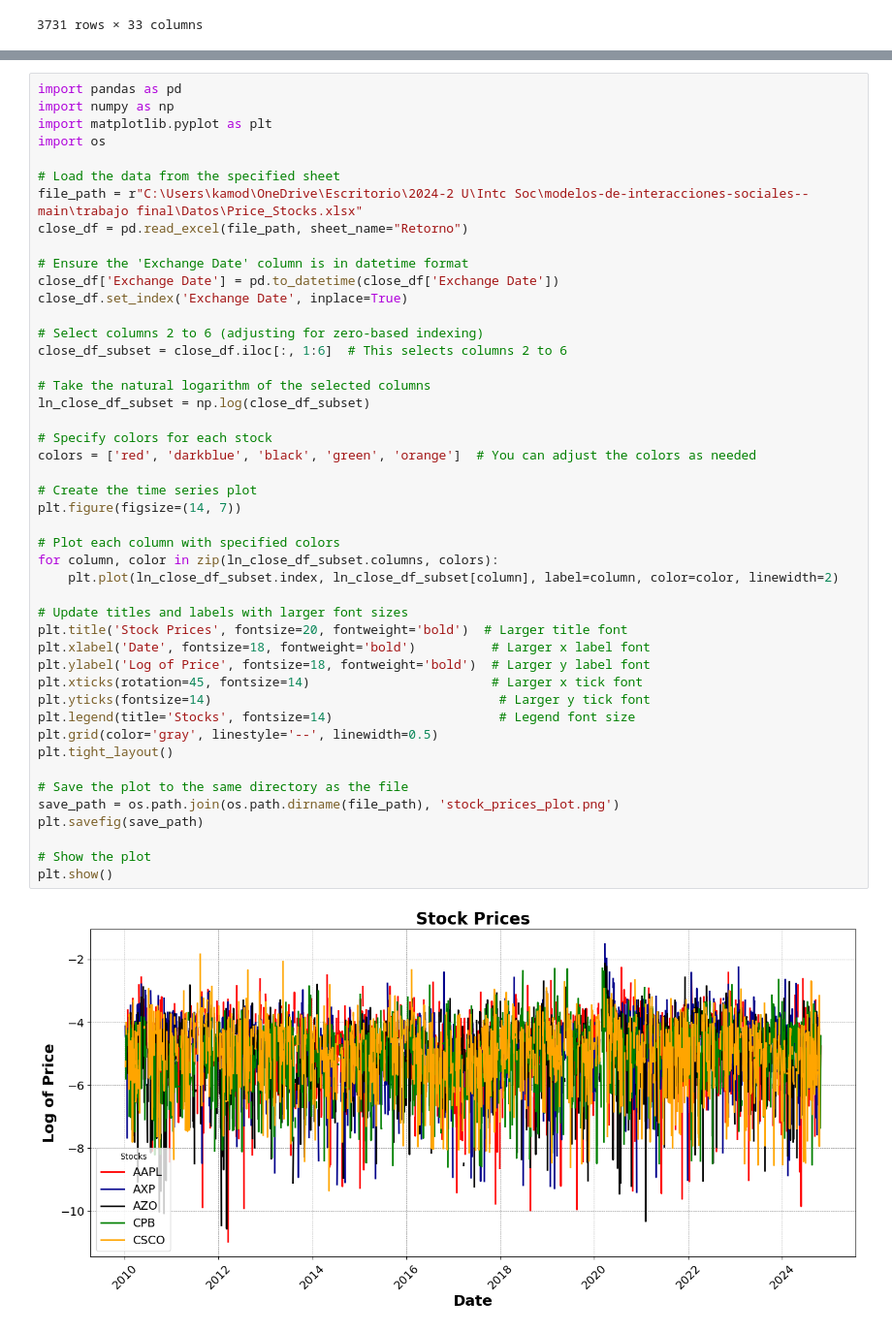
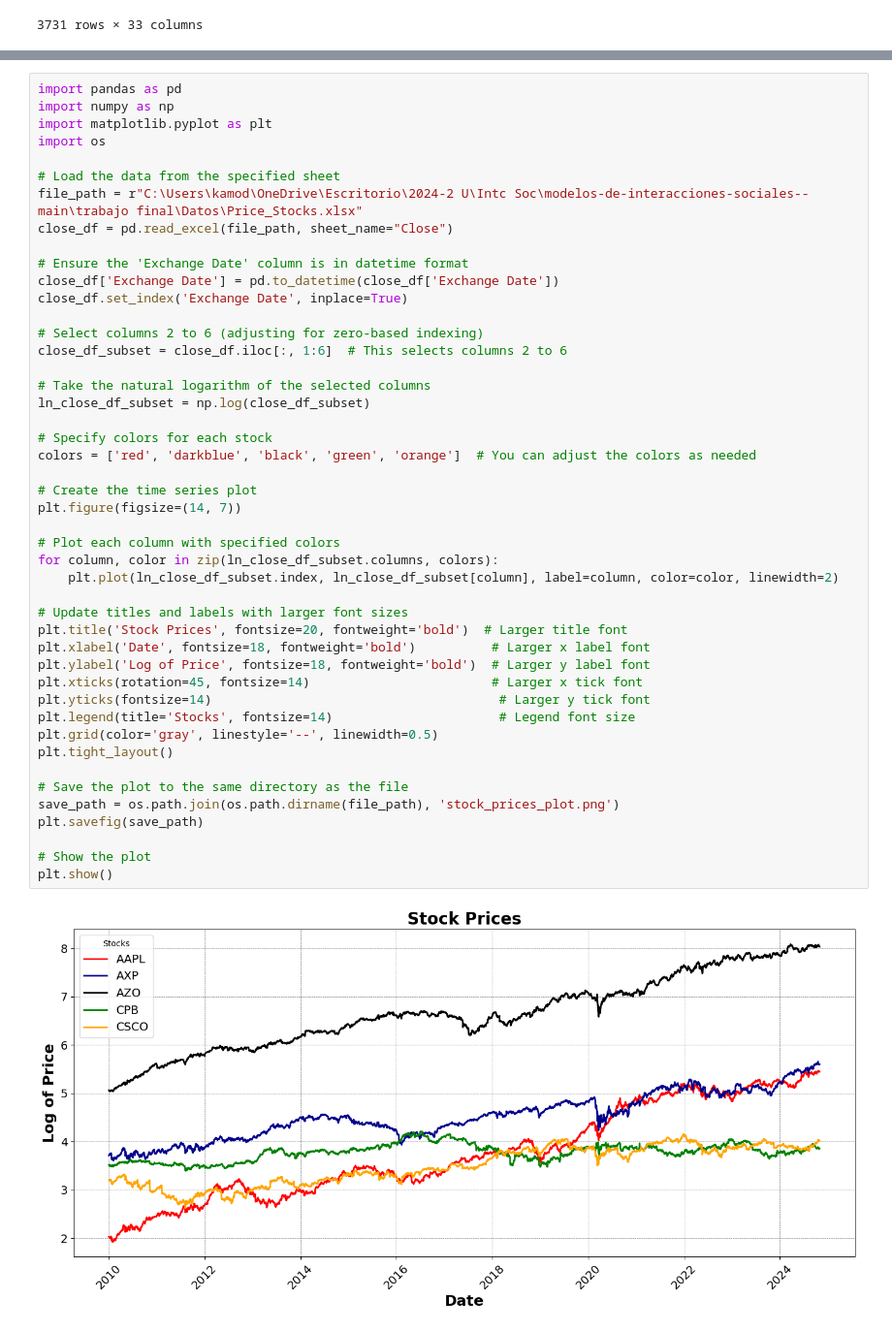
Before and after one commit to anamariapatron/modelos-de-interacciones-sociales-, a Jupyter notebook: trabajo final/Markowitz_W.ipynb, the cells around one changed output, grey strips where cells are left out. Shown at 97% size. Saved outputs shown, nothing was run; the diff lists cells and outputs as text.

```diff
--- a/trabajo final/Markowitz_W.ipynb
+++ b/trabajo final/Markowitz_W.ipynb
@@ -118,7 +133,7 @@ import os
 
 # Load the data from the specified sheet
 file_path = r"C:\Users\kamod\OneDrive\Escritorio\2024-2 U\Intc Soc\modelos-de-interacciones-sociales--main\trabajo final\Datos\Price_Stocks.xlsx"
-close_df = pd.read_excel(file_path, sheet_name="Retorno")
+close_df = pd.read_excel(file_path, sheet_name="Close")
 
 # Ensure the 'Exchange Date' column is in datetime format
 close_df['Exchange Date'] = pd.to_datetime(close_df['Exchange Date'])
@@ -130,31 +145,31 @@ close_df_subset = close_df.iloc[:, 1:6]  # This selects columns 2 to 6
 # Take the natural logarithm of the selected columns
 ln_close_df_subset = np.log(close_df_subset)
 
 # Specify colors for each stock
 colors = ['red', 'darkblue', 'black', 'green', 'orange']  # You can adjust the colors as needed
 
 # Create the time series plot
 plt.figure(figsize=(14, 7))
 
 # Plot each column with specified colors
 for column, color in zip(ln_close_df_subset.columns, colors):
     plt.plot(ln_close_df_subset.index, ln_close_df_subset[column], label=column, color=color, linewidth=2)
 
 # Update titles and labels with larger font sizes
 plt.title('Stock Prices', fontsize=20, fontweight='bold')  # Larger title font
 plt.xlabel('Date', fontsize=18, fontweight='bold')          # Larger x label font
 plt.ylabel('Log of Price', fontsize=18, fontweight='bold')  # Larger y label font
 plt.xticks(rotation=45, fontsize=14)                        # Larger x tick font
 plt.yticks(fontsize=14)                                      # Larger y tick font
 plt.legend(title='Stocks', fontsize=14)                      # Legend font size
 plt.grid(color='gray', linestyle='--', linewidth=0.5)
 plt.tight_layout()
 
 # Save the plot to the same directory as the file
 save_path = os.path.join(os.path.dirname(file_path), 'stock_prices_plot.png')
 plt.savefig(save_path)
 
 # Show the plot
 plt.show()
 # %% [output]
-[figure, old version]
+[figure, new version]
```
Also changed, not shown: parts of 6 cells of this notebook.
